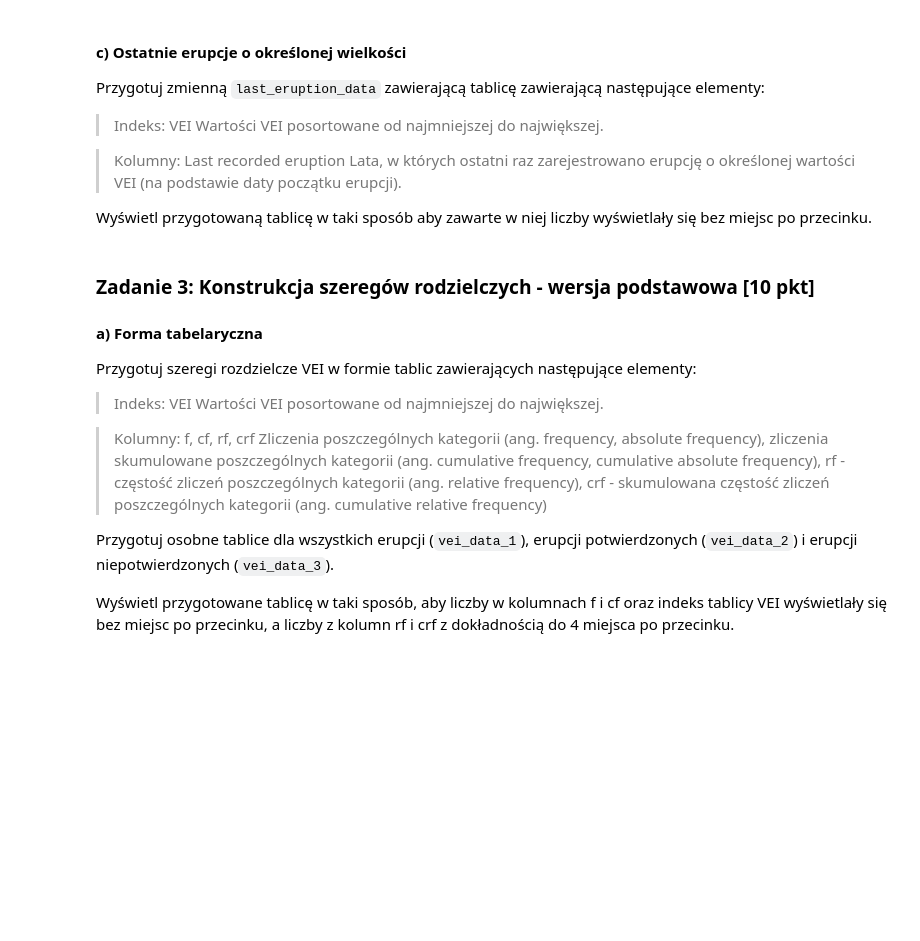
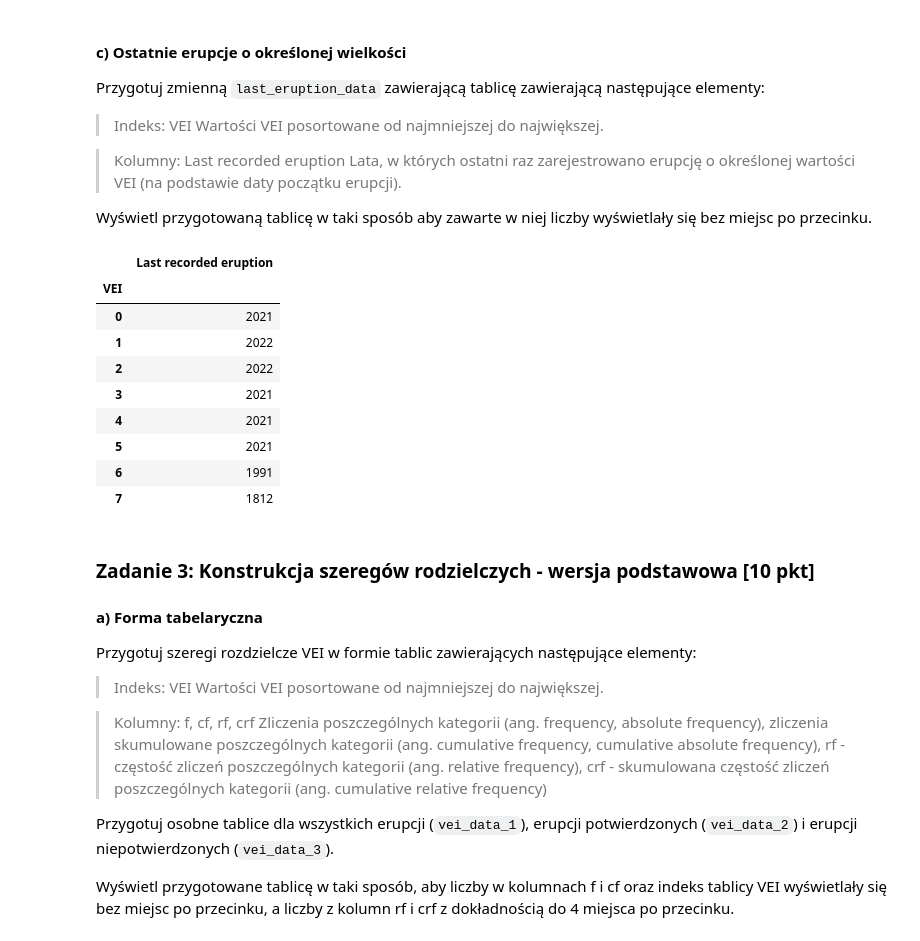
Before and after one commit to kubanskan/AGHCourse-DataAnalysisPython, a Jupyter notebook: Project1-DescriptiveStatistics/ZZ01_CZ02.ipynb, the cells around one changed output. Cells and saved outputs as stored; diff of their text form; code cells hidden in the pictures; blank space fills up the shorter version.

```diff
--- a/Project1-DescriptiveStatistics/ZZ01_CZ02.ipynb
+++ b/Project1-DescriptiveStatistics/ZZ01_CZ02.ipynb
@@ -119,6 +119,19 @@ Wyświetl przygotowaną tablicę w taki sposób aby zawarte w niej liczby wyświ
 # %%
 # YOUR CODE HERE
 last_eruption_data = eruptions_data.groupby('VEI').max('Start Year')[['Start Year']].rename(columns = {'Start Year' : 'Last recorded eruption'})
+# %%
+last_eruption_data.style.format_index(precision=0)
+# %% [output]
+|  | Last recorded eruption |
+| VEI |  |
+| 0 | 2021 |
+| 1 | 2022 |
+| 2 | 2022 |
+| 3 | 2021 |
+| 4 | 2021 |
+| 5 | 2021 |
+| 6 | 1991 |
+| 7 | 1812 |
 # %%
 ### Komórka testowa
 assert (last_eruption_data.index.name == 'VEI') == True
```
Also changed, not shown: parts of 1 cell of this notebook.
